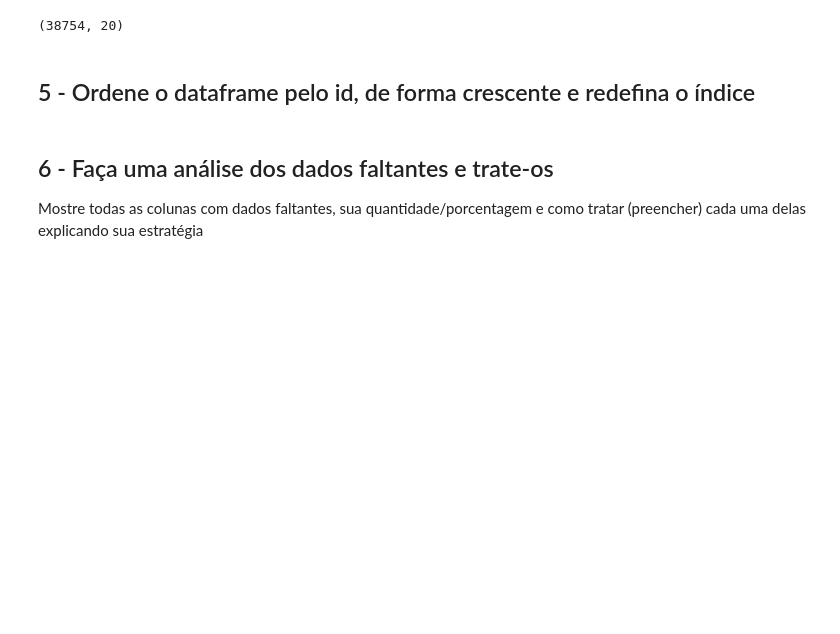
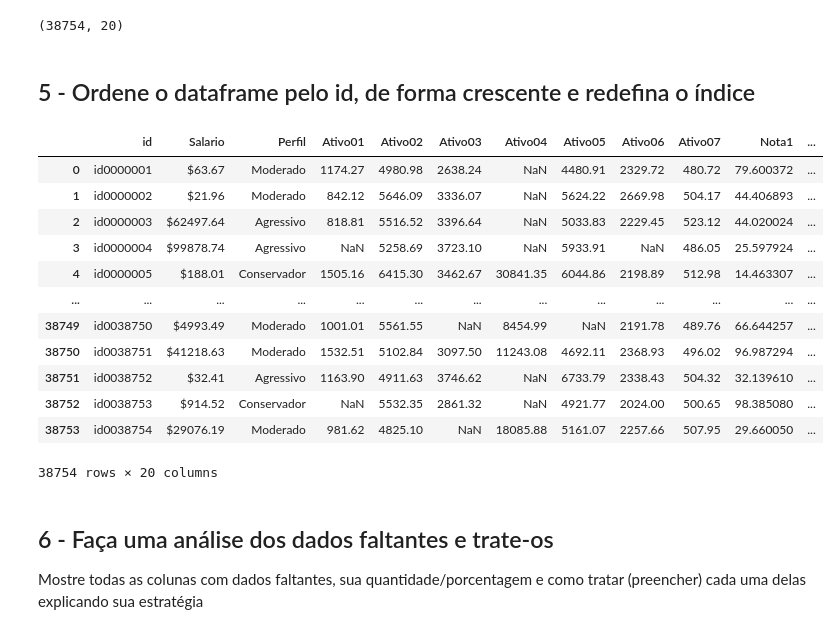
Before and after one commit to guioliveiras/investor-analysis, a Jupyter notebook: Proj 1 - pandas - notebook.ipynb, the cells around one changed output. Cells and saved outputs as stored; diff of their text form; code cells hidden in the pictures; blank space fills up the shorter version.

```diff
--- a/Proj 1 - pandas - notebook.ipynb
+++ b/Proj 1 - pandas - notebook.ipynb
@@ -210,6 +210,22 @@ df.shape
 ## 5 - Ordene o dataframe pelo id, de forma crescente e redefina o índice
 # %%
 df = df.sort_values('id', ascending=True).reset_index(drop=True)
+# %%
+df
+# %% [output]
+|  | id | Salario | Perfil | Ativo01 | Ativo02 | Ativo03 | Ativo04 | Ativo05 | Ativo06 | Ativo07 | Nota1 | ... |
+| 0 | id0000001 | $63.67 | Moderado | 1174.27 | 4980.98 | 2638.24 | NaN | 4480.91 | 2329.72 | 480.72 | 79.600372 | ... |
+| 1 | id0000002 | $21.96 | Moderado | 842.12 | 5646.09 | 3336.07 | NaN | 5624.22 | 2669.98 | 504.17 | 44.406893 | ... |
+| 2 | id0000003 | $62497.64 | Agressivo | 818.81 | 5516.52 | 3396.64 | NaN | 5033.83 | 2229.45 | 523.12 | 44.020024 | ... |
+| 3 | id0000004 | $99878.74 | Agressivo | NaN | 5258.69 | 3723.10 | NaN | 5933.91 | NaN | 486.05 | 25.597924 | ... |
+| 4 | id0000005 | $188.01 | Conservador | 1505.16 | 6415.30 | 3462.67 | 30841.35 | 6044.86 | 2198.89 | 512.98 | 14.463307 | ... |
+| ... | ... | ... | ... | ... | ... | ... | ... | ... | ... | ... | ... | ... |
+| 38749 | id0038750 | $4993.49 | Moderado | 1001.01 | 5561.55 | NaN | 8454.99 | NaN | 2191.78 | 489.76 | 66.644257 | ... |
+| 38750 | id0038751 | $41218.63 | Moderado | 1532.51 | 5102.84 | 3097.50 | 11243.08 | 4692.11 | 2368.93 | 496.02 | 96.987294 | ... |
+| 38751 | id0038752 | $32.41 | Agressivo | 1163.90 | 4911.63 | 3746.62 | NaN | 6733.79 | 2338.43 | 504.32 | 32.139610 | ... |
+| 38752 | id0038753 | $914.52 | Conservador | NaN | 5532.35 | 2861.32 | NaN | 4921.77 | 2024.00 | 500.65 | 98.385080 | ... |
+| 38753 | id0038754 | $29076.19 | Moderado | 981.62 | 4825.10 | NaN | 18085.88 | 5161.07 | 2257.66 | 507.95 | 29.660050 | ... |
+38754 rows × 20 columns
 # %% [markdown]
 ## 6 - Faça uma análise dos dados faltantes e trate-os
 
```
Also changed, not shown: parts of 4 cells of this notebook.
